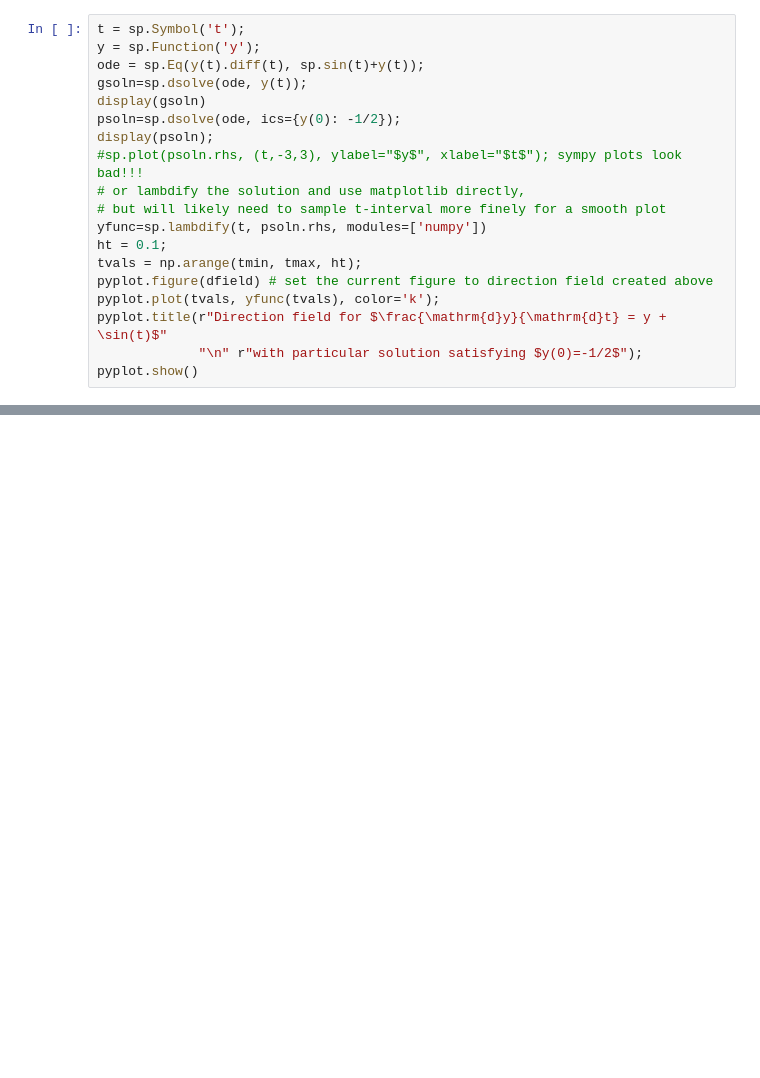
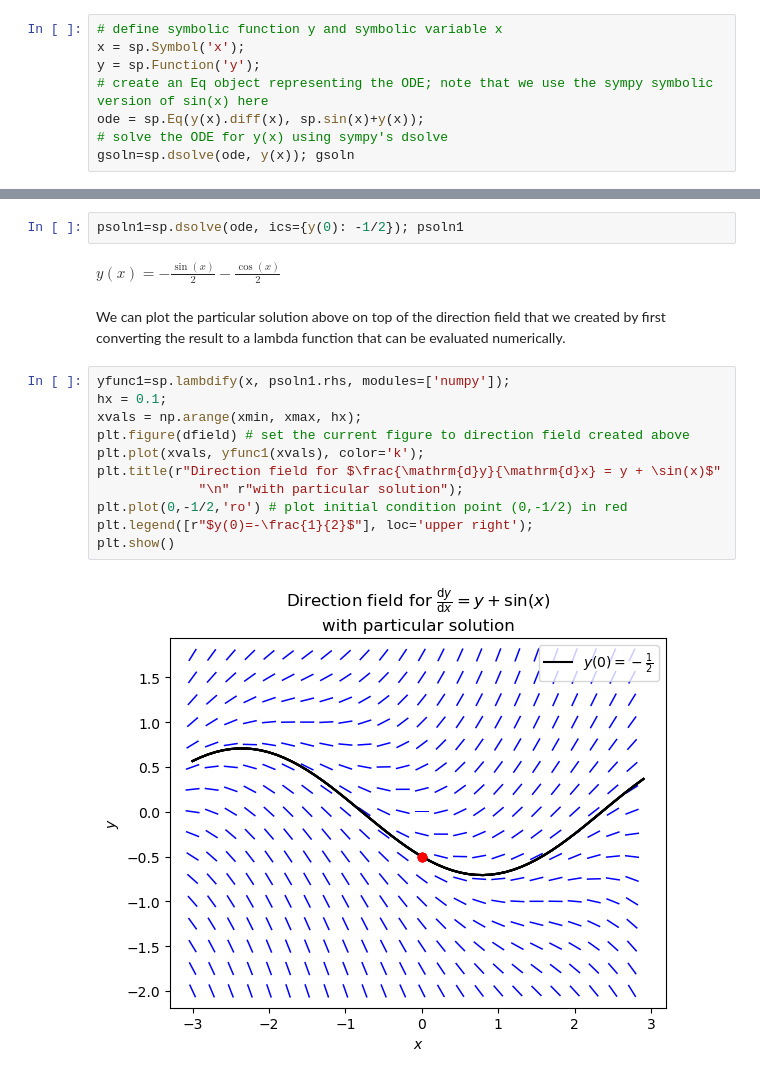
Before and after one commit to ethancsmith/math263-notes, a Jupyter notebook: Lectures/01-direction_fields.ipynb, the cells around one changed output, grey strips where cells are left out. Drawn from its saved outputs; the diff is of its cells as text; blank space fills up the shorter version.

```diff
--- a/Lectures/01-direction_fields.ipynb
+++ b/Lectures/01-direction_fields.ipynb
@@ -33,20 +55,9 @@ pyplot.ylabel("$y$");
 # %%
-t = sp.Symbol('t');
+# define symbolic function y and symbolic variable x
+x = sp.Symbol('x');
 y = sp.Function('y');
-ode = sp.Eq(y(t).diff(t), sp.sin(t)+y(t));
-gsoln=sp.dsolve(ode, y(t));
-display(gsoln)
-psoln=sp.dsolve(ode, ics={y(0): -1/2});
-display(psoln);
-#sp.plot(psoln.rhs, (t,-3,3), ylabel="$y$", xlabel="$t$"); sympy plots look bad!!!
-# or lambdify the solution and use matplotlib directly,
-# but will likely need to sample t-interval more finely for a smooth plot
-yfunc=sp.lambdify(t, psoln.rhs, modules=['numpy'])
-ht = 0.1;
-tvals = np.arange(tmin, tmax, ht);
-pyplot.figure(dfield) # set the current figure to direction field created above
-pyplot.plot(tvals, yfunc(tvals), color='k');
-pyplot.title(r"Direction field for $\frac{\mathrm{d}y}{\mathrm{d}t} = y + \sin(t)$"
-             "\n" r"with particular solution satisfying $y(0)=-1/2$");
-pyplot.show()
+# create an Eq object representing the ODE; note that we use the sympy symbolic version of sin(x) here
+ode = sp.Eq(y(x).diff(x), sp.sin(x)+y(x));
+# solve the ODE for y(x) using sympy's dsolve
+gsoln=sp.dsolve(ode, y(x)); gsoln
 # %% [output]
@@ -55,0 +71,19 @@ $\displaystyle y{\left(t \right)} = - \frac{\sin{\left(t \right)}}{2} - \frac{\c
+# %%
+psoln1=sp.dsolve(ode, ics={y(0): -1/2}); psoln1
+# %% [output]
+$\displaystyle y{\left(x \right)} = - \frac{\sin{\left(x \right)}}{2} - \frac{\cos{\left(x \right)}}{2}$
+# %% [markdown]
+We can plot the particular solution above on top of the direction field that we created by first converting the result to a lambda function that can be evaluated numerically.
+# %%
+yfunc1=sp.lambdify(x, psoln1.rhs, modules=['numpy']);
+hx = 0.1;
+xvals = np.arange(xmin, xmax, hx);
+plt.figure(dfield) # set the current figure to direction field created above
+plt.plot(xvals, yfunc1(xvals), color='k');
+plt.title(r"Direction field for $\frac{\mathrm{d}y}{\mathrm{d}x} = y + \sin(x)$"
+             "\n" r"with particular solution");
+plt.plot(0,-1/2,'ro') # plot initial condition point (0,-1/2) in red
+plt.legend([r"$y(0)=-\frac{1}{2}$"], loc='upper right');
+plt.show()
+# %% [output]
+[figure, added]
```
Also changed, not shown: parts of 13 cells of this notebook.
